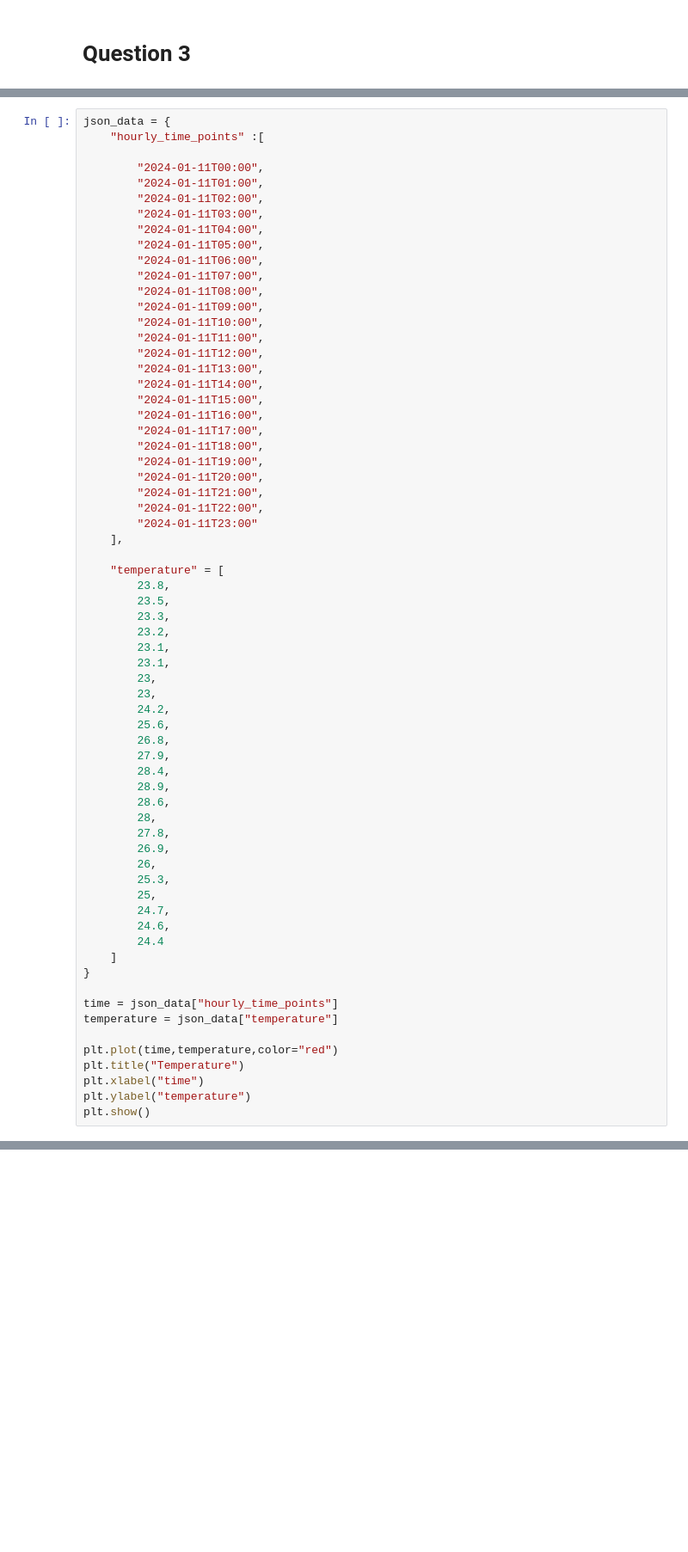
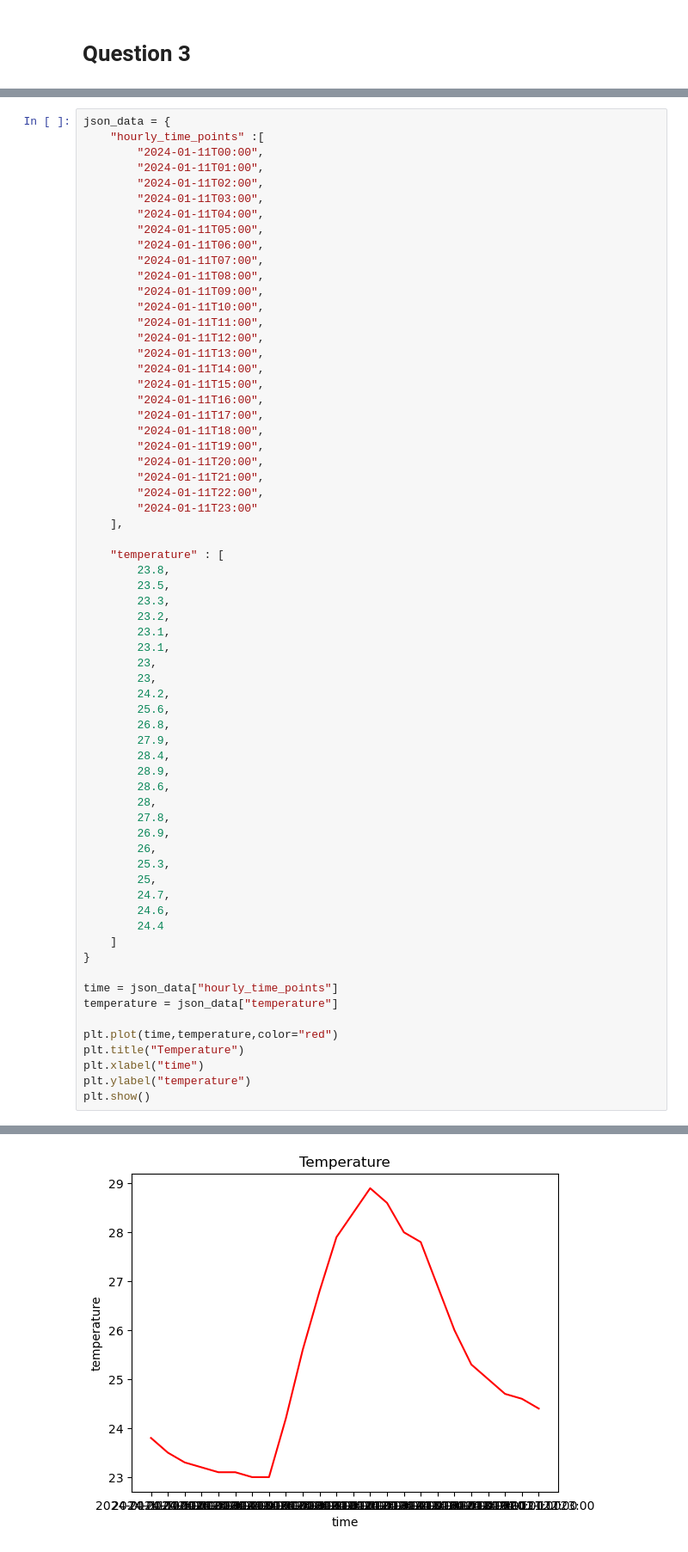
Before and after one commit to JeaRu617/Python-Project, a Jupyter notebook: Test 2.ipynb, the cells around one changed output, grey strips where cells are left out. Shown: that part at 86% size. Drawn from its saved outputs; the diff is of its cells as text; blank space fills up the shorter version.

```diff
--- a/Test 2.ipynb
+++ b/Test 2.ipynb
@@ -88,7 +88,6 @@ while True:
 # %%
 json_data = {
     "hourly_time_points" :[
-
         "2024-01-11T00:00",
         "2024-01-11T01:00",
         "2024-01-11T02:00",
@@ -115,7 +114,7 @@ json_data = {
         "2024-01-11T23:00"
     ],
 
-    "temperature" = [
+    "temperature" : [
         23.8,
         23.5,
         23.3,
@@ -155,0 +154 @@ SyntaxError: ':' expected after dictionary key (3399566096.py, line 30)
+[figure, added]
```
Also changed, not shown: parts of 1 cell of this notebook.
